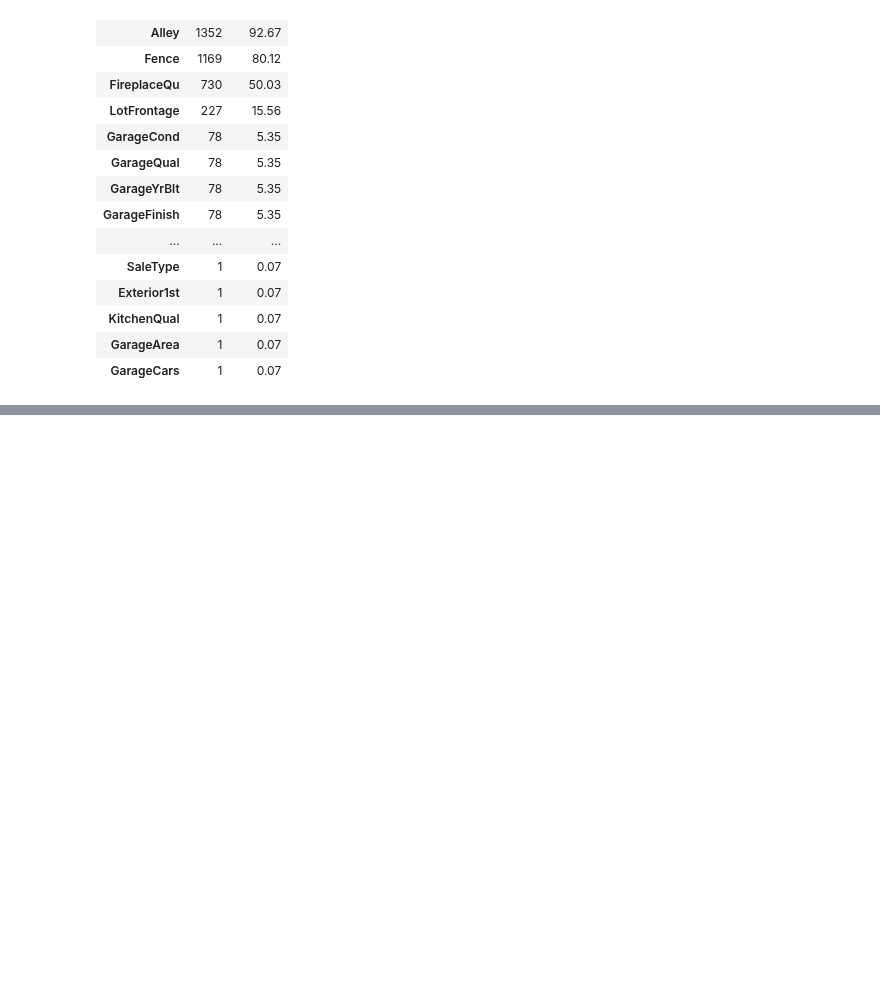
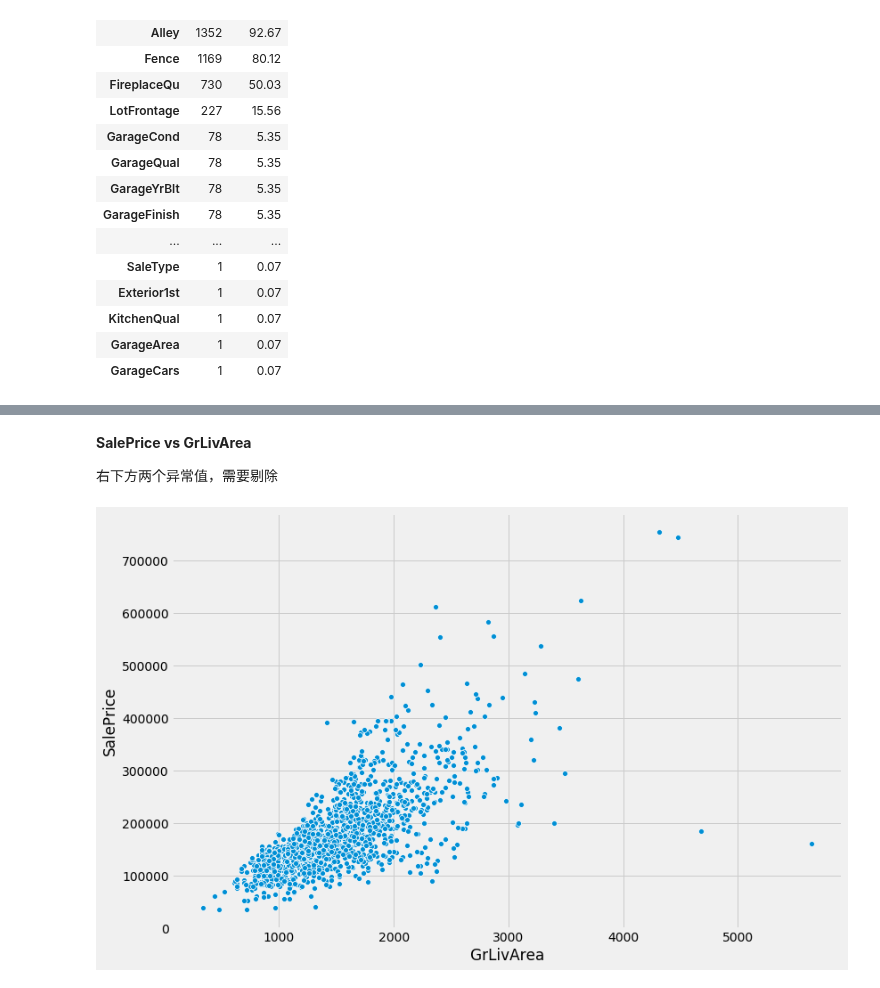
Before and after one commit to michaelzhouy/Competition, a Jupyter notebook: Kaggle/House Prices/A Detailed Regression Guide with House-pricing.ipynb, the cells around one changed output, grey strips where cells are left out. Drawn from its saved outputs; the diff is of its cells as text; code cells hidden in the pictures; blank space fills up the shorter version.

```diff
--- a/Kaggle/House Prices/A Detailed Regression Guide with House-pricing.ipynb
+++ b/Kaggle/House Prices/A Detailed Regression Guide with House-pricing.ipynb
@@ -160,0 +229,8 @@ missing_percentage(test)
+# %% [markdown]
+**SalePrice vs GrLivArea**
+
+右下方两个异常值，需要剔除
+# %%
+customized_scatterplot(train.SalePrice, train.GrLivArea)
+# %% [output]
+[figure, added]
```
Also changed, not shown: parts of 20 cells of this notebook.
